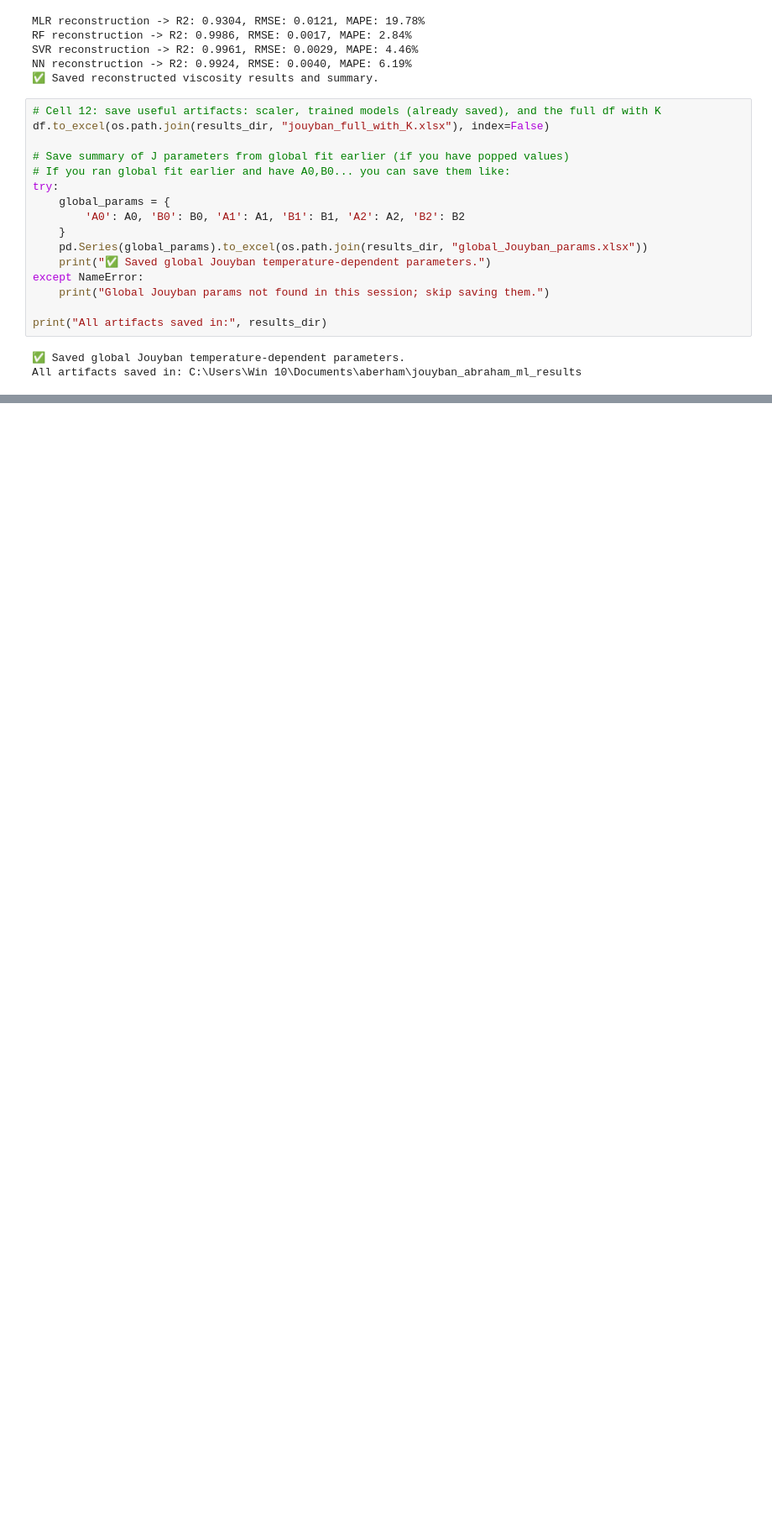
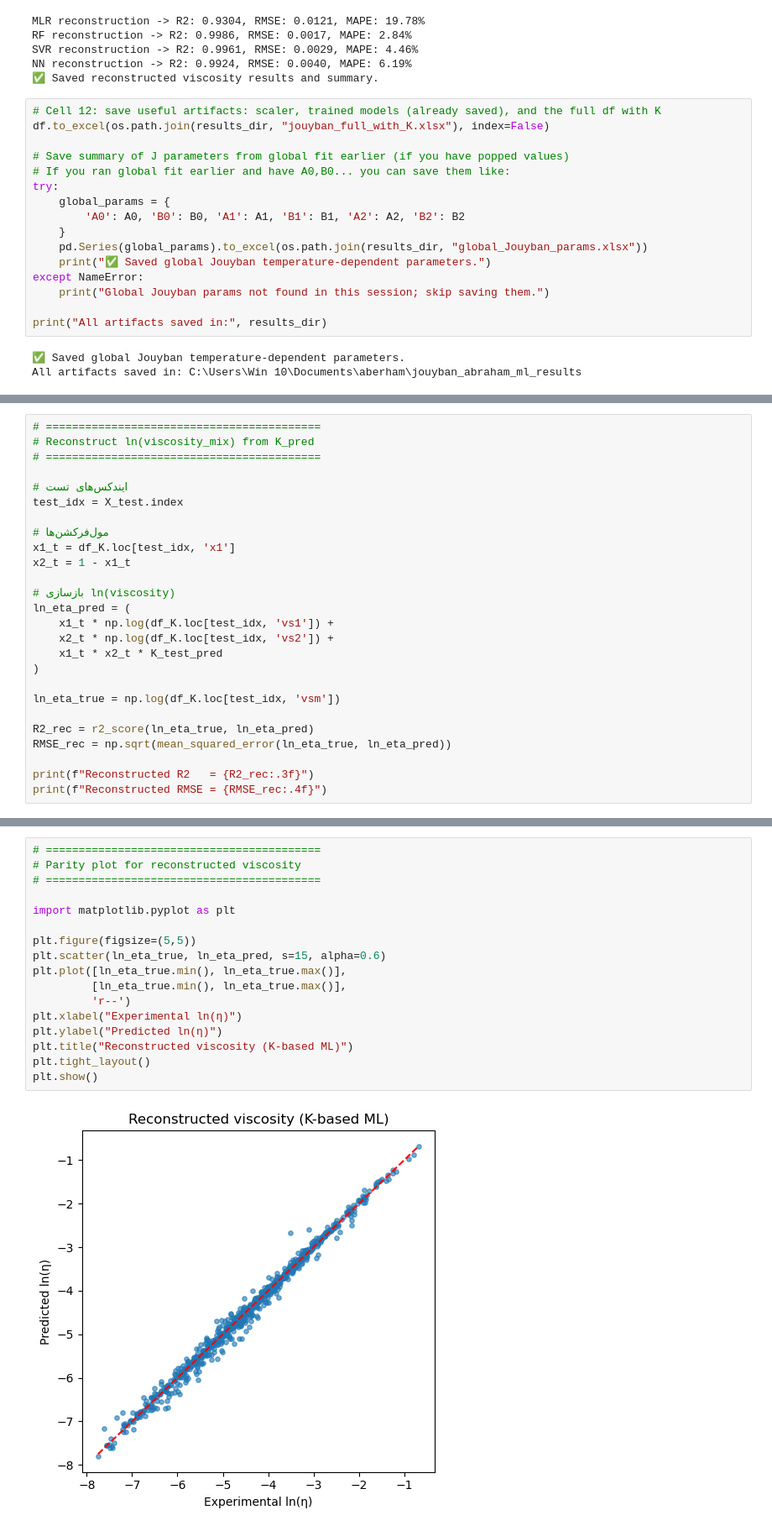
Before and after one commit to behboudielmira-source/Abraham-Jouyban-Viscosity-ML, a Jupyter notebook: Jouyban_Acree_Physically_Informed_Model.ipynb, the cells around one changed output, grey strips where cells are left out. Shown at 84% size. Cells and saved outputs as stored; diff of their text form; blank space fills up the shorter version.

```diff
--- a/Jouyban_Acree_Physically_Informed_Model.ipynb
+++ b/Jouyban_Acree_Physically_Informed_Model.ipynb
@@ -488,0 +666,26 @@ NameError: name 'df' is not defined
+# %%
+# ==========================================
+# Reconstruct ln(viscosity_mix) from K_pred
+# ==========================================
+
+# ایندکس‌های تست
+test_idx = X_test.index
+
+# مول‌فرکشن‌ها
+x1_t = df_K.loc[test_idx, 'x1']
+x2_t = 1 - x1_t
+
+# بازسازی ln(viscosity)
+ln_eta_pred = (
+    x1_t * np.log(df_K.loc[test_idx, 'vs1']) +
+    x2_t * np.log(df_K.loc[test_idx, 'vs2']) +
+    x1_t * x2_t * K_test_pred
+)
+
+ln_eta_true = np.log(df_K.loc[test_idx, 'vsm'])
+
+R2_rec = r2_score(ln_eta_true, ln_eta_pred)
+RMSE_rec = np.sqrt(mean_squared_error(ln_eta_true, ln_eta_pred))
+
+print(f"Reconstructed R2   = {R2_rec:.3f}")
+print(f"Reconstructed RMSE = {RMSE_rec:.4f}")
@@ -488,0 +695,19 @@ NameError: name 'df' is not defined
+# %%
+# ==========================================
+# Parity plot for reconstructed viscosity
+# ==========================================
+
+import matplotlib.pyplot as plt
+
+plt.figure(figsize=(5,5))
+plt.scatter(ln_eta_true, ln_eta_pred, s=15, alpha=0.6)
+plt.plot([ln_eta_true.min(), ln_eta_true.max()],
+         [ln_eta_true.min(), ln_eta_true.max()],
+         'r--')
+plt.xlabel("Experimental ln(η)")
+plt.ylabel("Predicted ln(η)")
+plt.title("Reconstructed viscosity (K-based ML)")
+plt.tight_layout()
+plt.show()
+# %% [output]
+[figure, added]
```
Also changed, not shown: parts of 16 cells of this notebook, 2 other files.
